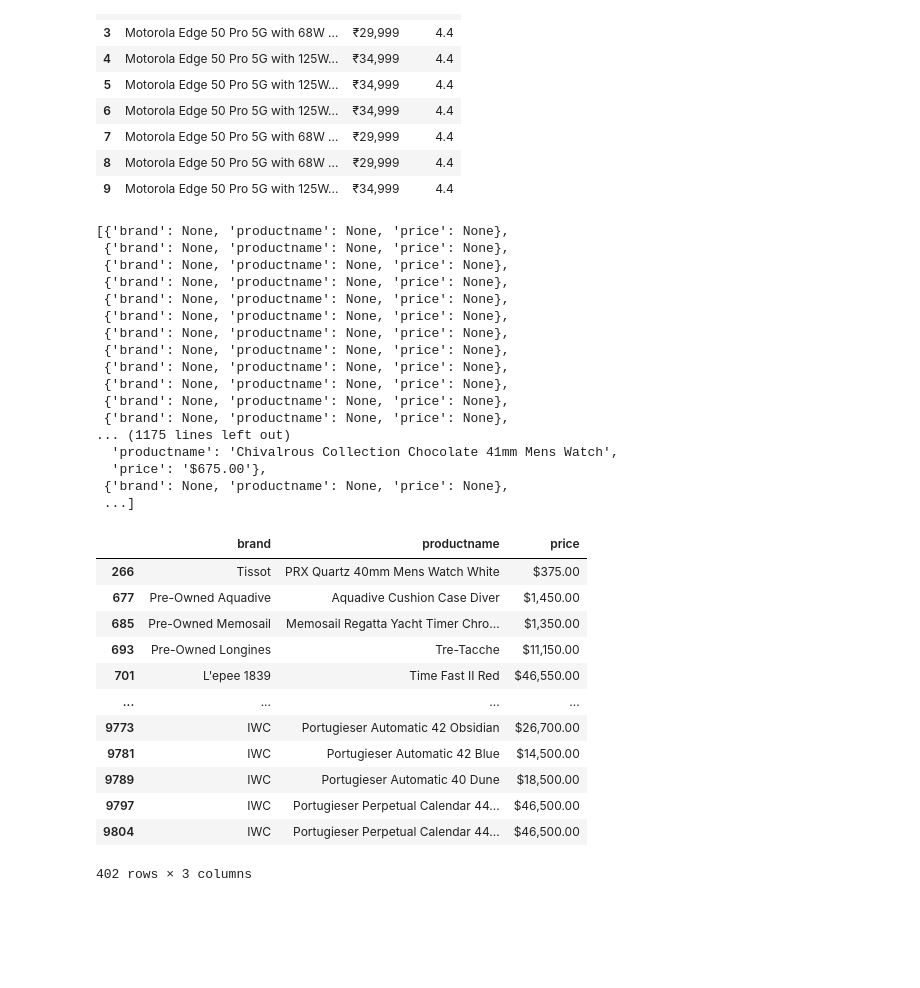
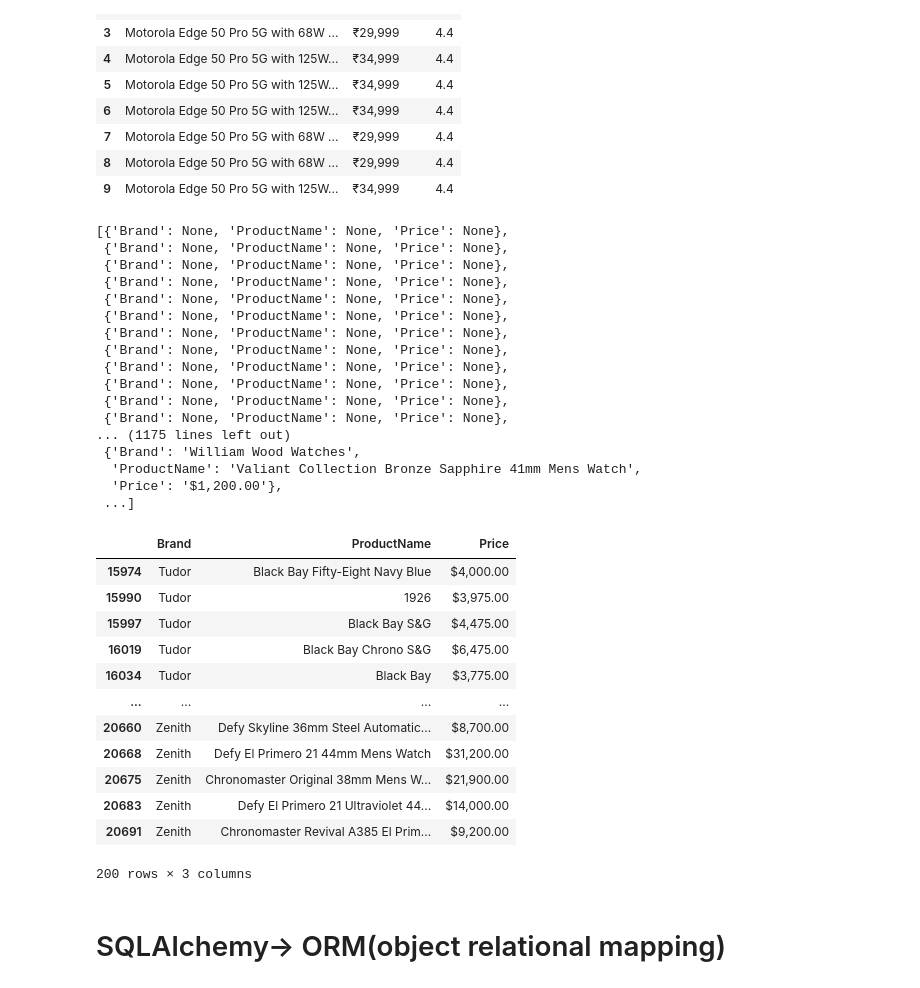
Before and after one commit to Krishwall/pythondatascience, a Jupyter notebook: CV/scraping.ipynb, the cells around one changed output. Saved outputs shown, nothing was run; the diff lists cells and outputs as text; code cells hidden in the pictures; blank space fills up the shorter version.

```diff
--- a/CV/scraping.ipynb
+++ b/CV/scraping.ipynb
@@ -63,7 +63,7 @@ df
 # %%
 i=1
 watches=[]
-while i<10:
+while i<20:
     url=f'https://www.watchesofswitzerland.com/c/Watches/Mens-Watches?q=&page={i}&sort='
 
     s2=Scraper(url)
@@ -71,46 +71,48 @@ while i<10:
     results=s2.get_repeating_date_from_page(
         target=Tag('body'),
 
-        brand=Tag(cls="productTileBrand"),
-        productname=Tag(cls="productTileName"),
-        price=Tag(cls="productTilePrice")
+        Brand=Tag(cls="productTileBrand"),
+        ProductName=Tag(cls="productTileName"),
+        Price=Tag(cls="productTilePrice")
 
     )
     watches.extend(results)
     i+=1
 watches
 # %% [output]
-[{'brand': None, 'productname': None, 'price': None},
- {'brand': None, 'productname': None, 'price': None},
- {'brand': None, 'productname': None, 'price': None},
- {'brand': None, 'productname': None, 'price': None},
- {'brand': None, 'productname': None, 'price': None},
- {'brand': None, 'productname': None, 'price': None},
- {'brand': None, 'productname': None, 'price': None},
- {'brand': None, 'productname': None, 'price': None},
- {'brand': None, 'productname': None, 'price': None},
- {'brand': None, 'productname': None, 'price': None},
- {'brand': None, 'productname': None, 'price': None},
- {'brand': None, 'productname': None, 'price': None},
+[{'Brand': None, 'ProductName': None, 'Price': None},
+ {'Brand': None, 'ProductName': None, 'Price': None},
+ {'Brand': None, 'ProductName': None, 'Price': None},
+ {'Brand': None, 'ProductName': None, 'Price': None},
+ {'Brand': None, 'ProductName': None, 'Price': None},
+ {'Brand': None, 'ProductName': None, 'Price': None},
+ {'Brand': None, 'ProductName': None, 'Price': None},
+ {'Brand': None, 'ProductName': None, 'Price': None},
+ {'Brand': None, 'ProductName': None, 'Price': None},
+ {'Brand': None, 'ProductName': None, 'Price': None},
+ {'Brand': None, 'ProductName': None, 'Price': None},
+ {'Brand': None, 'ProductName': None, 'Price': None},
 ... (1175 lines left out)
-  'productname': 'Chivalrous Collection Chocolate 41mm Mens Watch',
-  'price': '$675.00'},
- {'brand': None, 'productname': None, 'price': None},
+ {'Brand': 'William Wood Watches',
+  'ProductName': 'Valiant Collection Bronze Sapphire 41mm Mens Watch',
+  'Price': '$1,200.00'},
  ...]
 # %%
 watchdf=pd.DataFrame(watches).drop_duplicates().dropna()
-watchdf
+watchdf.tail(200)
 # %% [output]
-|  | brand | productname | price |
-| 266 | Tissot | PRX Quartz 40mm Mens Watch White | $375.00 |
-| 677 | Pre-Owned Aquadive | Aquadive Cushion Case Diver | $1,450.00 |
-| 685 | Pre-Owned Memosail | Memosail Regatta Yacht Timer Chro... | $1,350.00 |
-| 693 | Pre-Owned Longines | Tre-Tacche | $11,150.00 |
-| 701 | L'epee 1839 | Time Fast II Red | $46,550.00 |
+|  | Brand | ProductName | Price |
+| 15974 | Tudor | Black Bay Fifty-Eight Navy Blue | $4,000.00 |
+| 15990 | Tudor | 1926 | $3,975.00 |
+| 15997 | Tudor | Black Bay S&G | $4,475.00 |
+| 16019 | Tudor | Black Bay Chrono S&G | $6,475.00 |
+| 16034 | Tudor | Black Bay | $3,775.00 |
 | ... | ... | ... | ... |
-| 9773 | IWC | Portugieser Automatic 42 Obsidian | $26,700.00 |
-| 9781 | IWC | Portugieser Automatic 42 Blue | $14,500.00 |
-| 9789 | IWC | Portugieser Automatic 40 Dune | $18,500.00 |
-| 9797 | IWC | Portugieser Perpetual Calendar 44... | $46,500.00 |
-| 9804 | IWC | Portugieser Perpetual Calendar 44... | $46,500.00 |
+| 20660 | Zenith | Defy Skyline 36mm Steel Automatic... | $8,700.00 |
+| 20668 | Zenith | Defy El Primero 21 44mm Mens Watch | $31,200.00 |
+| 20675 | Zenith | Chronomaster Original 38mm Mens W... | $21,900.00 |
+| 20683 | Zenith | Defy El Primero 21 Ultraviolet 44... | $14,000.00 |
+| 20691 | Zenith | Chronomaster Revival A385 El Prim... | $9,200.00 |
-402 rows × 3 columns
+200 rows × 3 columns
+# %% [markdown]
+# SQLAlchemy-> ORM(object relational mapping)
```
Also changed, not shown: parts of 5 cells of this notebook, 2 other files.
